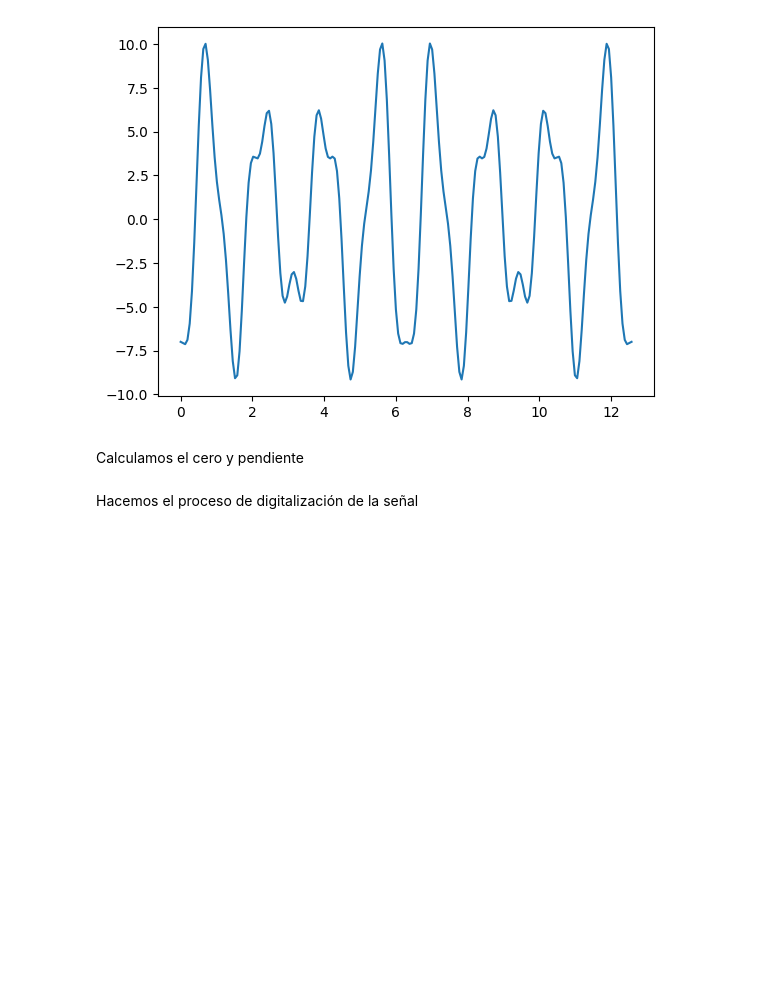
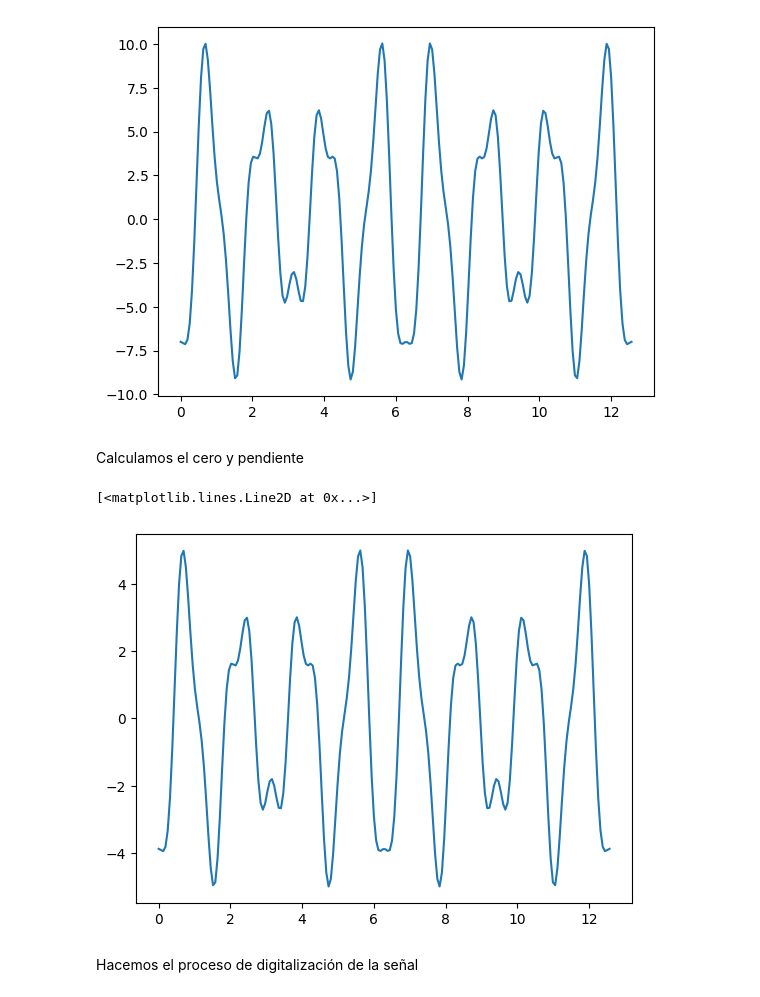
Before and after one commit to Locojuan9/se-ales_y_sistemas, a Jupyter notebook: Parciales/Parcial1_Juan_Alejandro_Villodres.ipynb, the cells around one changed output. Saved outputs shown, nothing was run; the diff lists cells and outputs as text; code cells hidden in the pictures; blank space fills up the shorter version.

```diff
--- a/Parciales/Parcial1_Juan_Alejandro_Villodres.ipynb
+++ b/Parciales/Parcial1_Juan_Alejandro_Villodres.ipynb
@@ -61,3 +59,10 @@ yso = slope_offset(y, -5, 5)
+# %%
+yso = slope_offset(y, -5, 5) # Calculo del cero y pendiente
+
+plt.plot(tv, yso) # Plot de la función con cero y pendiente
+# %% [output]
+[<matplotlib.lines.Line2D at 0x...>]
+[figure, added]
 # %% [markdown]
 Hacemos el proceso de digitalización de la señal
 # %%
```
Also changed, not shown: parts of 4 cells of this notebook.
